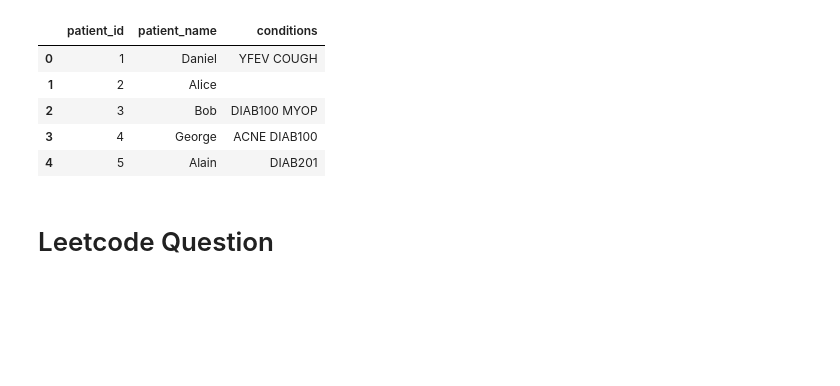
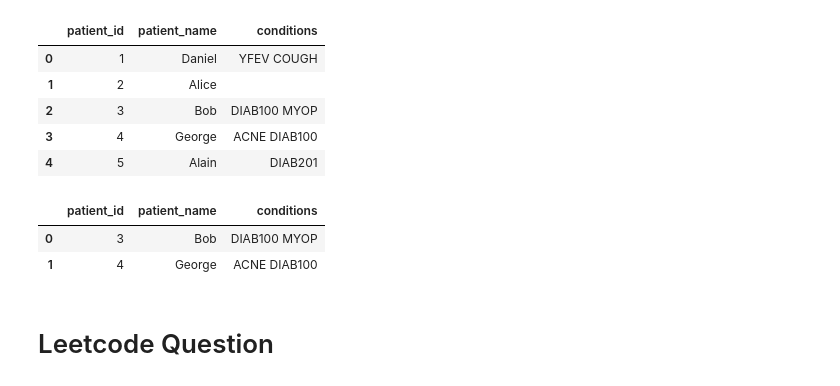
Before and after one commit to DanialArab/SQL, a Jupyter notebook: Leetcode_Database_Questions.ipynb, the cells around one changed output. Saved outputs shown, nothing was run; the diff lists cells and outputs as text; code cells hidden in the pictures; blank space fills up the shorter version.

```diff
--- a/Leetcode_Database_Questions.ipynb
+++ b/Leetcode_Database_Questions.ipynb
@@ -3227,6 +3227,16 @@ FROM Patients
 | 2 | 3 | Bob | DIAB100 MYOP |
 | 3 | 4 | George | ACNE DIAB100 |
 | 4 | 5 | Alain | DIAB201 |
+# %%
+pd.read_sql("""
+SELECT *
+FROM Patients
+WHERE conditions LIKE 'DIAB1%' OR conditions LIKE '% DIAB1%'
+""", con)
+# %% [output]
+|  | patient_id | patient_name | conditions |
+| 0 | 3 | Bob | DIAB100 MYOP |
+| 1 | 4 | George | ACNE DIAB100 |
 # %%
 # From here on Medium difficulty questions
 # %% [markdown]
```
